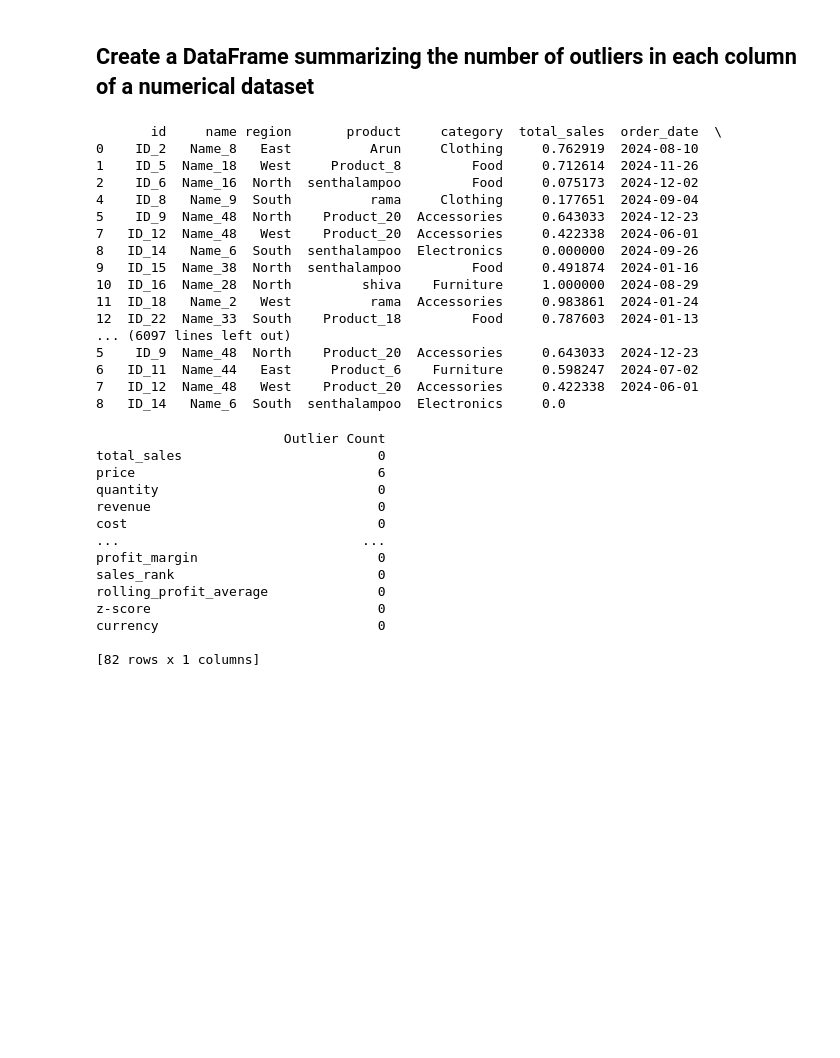
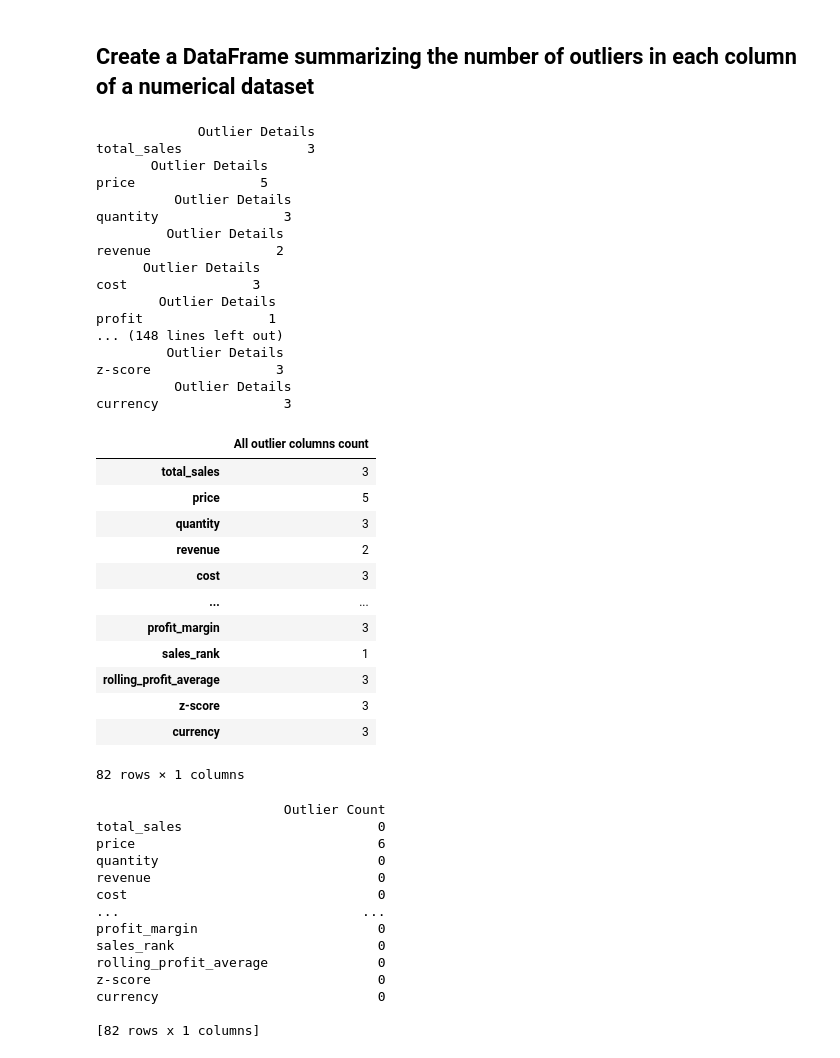
Before and after one commit to G-Arun-Kumar/exploratory-data-analysis, a Jupyter notebook: pandas_practice2.ipynb, the cells around one changed output. Drawn from its saved outputs; the diff is of its cells as text; code cells hidden in the pictures; blank space fills up the shorter version.

Commit message:
outlier of each column is done

```diff
--- a/pandas_practice2.ipynb
+++ b/pandas_practice2.ipynb
@@ -265,31 +265,63 @@ plt.show()
 # Formula for z-score is (x-mu)/sigma.
 # Finally, outlier detection of z-score is |z| > 3 or |z| < -3 (absolute value of z-score > 3 or < -3)
 # Default threshold value for z-score is 3. So, any value greater than 3 or lesser than -3 are outliers.
-# Since, we don't have any value greater than 1 or 2, we keep the threshold value here as 0.5
+# Since, we don't have any value greater than 1 or 2, we keep the threshold value here as 1.5
 for feature in numerical_features:
+    out_counts = {}
     mean_feature = df[feature].mean() # compute mean
     std_feature = df[feature].std() # compute standard deviation
     z_score_feature = (df[feature]-mean_feature) / std_feature # compute Z-score
-    outlier_feature = df[(z_score_feature.abs() > 0.1)]
-    print(outlier_feature)
+    outlier_feature = (z_score_feature.abs() > 1.5).sum()
+    out_counts[feature] = outlier_feature
+    final_outlier_df = pd.DataFrame.from_dict(out_counts, orient='index', columns=['Outlier Details'])
+    print(final_outlier_df)
 # %% [output]
-       id     name region       product     category  total_sales  order_date  \
-0    ID_2   Name_8   East          Arun     Clothing     0.762919  2024-08-10
-1    ID_5  Name_18   West     Product_8         Food     0.712614  2024-11-26
-2    ID_6  Name_16  North  senthalampoo         Food     0.075173  2024-12-02
-4    ID_8   Name_9  South          rama     Clothing     0.177651  2024-09-04
-5    ID_9  Name_48  North    Product_20  Accessories     0.643033  2024-12-23
-7   ID_12  Name_48   West    Product_20  Accessories     0.422338  2024-06-01
-8   ID_14   Name_6  South  senthalampoo  Electronics     0.000000  2024-09-26
-9   ID_15  Name_38  North  senthalampoo         Food     0.491874  2024-01-16
-10  ID_16  Name_28  North         shiva    Furniture     1.000000  2024-08-29
-11  ID_18   Name_2   West          rama  Accessories     0.983861  2024-01-24
-12  ID_22  Name_33  South    Product_18         Food     0.787603  2024-01-13
-... (6097 lines left out)
-5    ID_9  Name_48  North    Product_20  Accessories     0.643033  2024-12-23
-6   ID_11  Name_44   East     Product_6    Furniture     0.598247  2024-07-02
-7   ID_12  Name_48   West    Product_20  Accessories     0.422338  2024-06-01
-8   ID_14   Name_6  South  senthalampoo  Electronics     0.0
+             Outlier Details
+total_sales                3
+       Outlier Details
+price                5
+          Outlier Details
+quantity                3
+         Outlier Details
+revenue                2
+      Outlier Details
+cost                3
+        Outlier Details
+profit                1
+... (148 lines left out)
+         Outlier Details
+z-score                3
+          Outlier Details
+currency                3
+# %%
+# Same requirement of outlier of each column but using a function
+def outlier_detection(dataframe):
+    outliers_count = {}
+
+    for feature in dataframe.select_dtypes(include=[np.number]):
+        mu = dataframe[feature].mean()
+        stdeviation = dataframe[feature].std()
+        z_score = (dataframe[feature]-mu) / stdeviation
+        outlier_count = (z_score.abs() > 1.5).sum()
+        outliers_count[feature] = outlier_count
+    return pd.DataFrame.from_dict(outliers_count, orient="index", columns=["All outlier columns count"])
+
+# Let's call the outlier_detection method and pass the df as a parameter.
+outlier_detection(df)
+# %% [output]
+|  | All outlier columns count |
+| total_sales | 3 |
+| price | 5 |
+| quantity | 3 |
+| revenue | 2 |
+| cost | 3 |
+| ... | ... |
+| profit_margin | 3 |
+| sales_rank | 1 |
+| rolling_profit_average | 3 |
+| z-score | 3 |
+| currency | 3 |
+82 rows × 1 columns
 # %%
 # Another method using IQR and using function for the above outlier detection requirement
 
```
